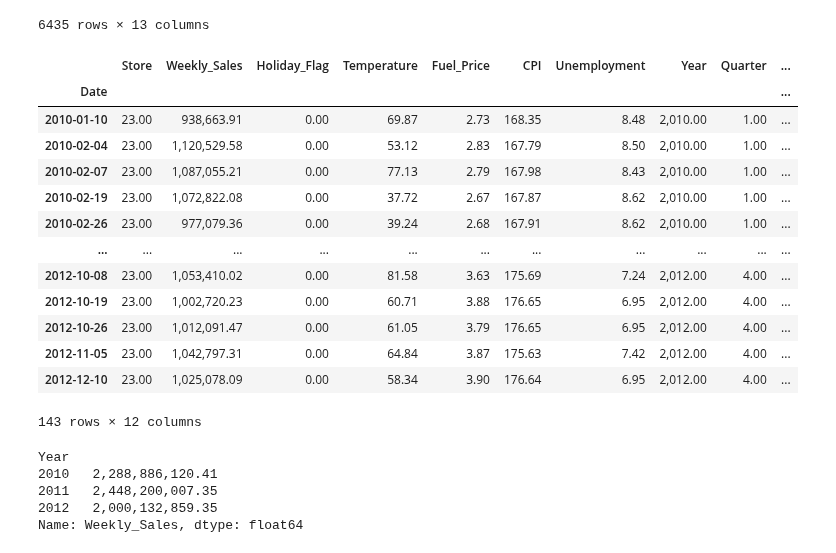
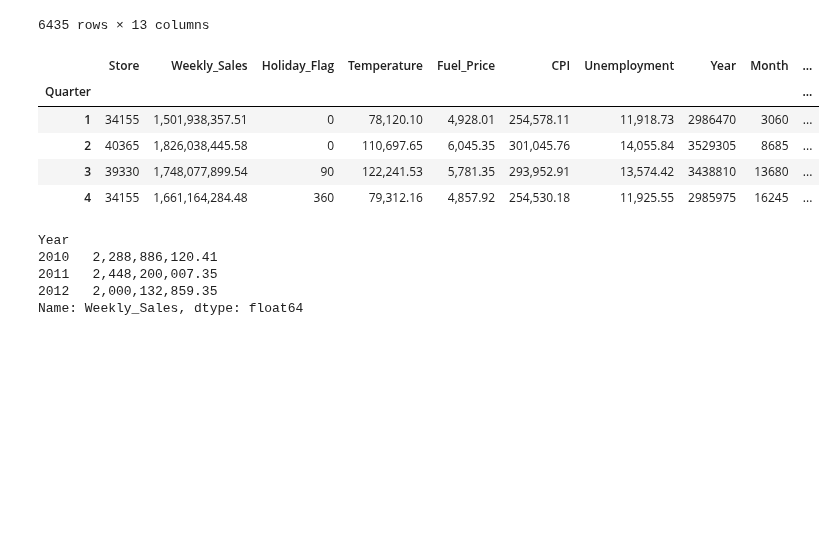
Before and after one commit to Psyclophe/Data-Scientist, a Jupyter notebook: Wal_mart_analysis_forecasting.ipynb, the cells around one changed output. Saved outputs shown, nothing was run; the diff lists cells and outputs as text; code cells hidden in the pictures; blank space fills up the shorter version.

```diff
--- a/Wal_mart_analysis_forecasting.ipynb
+++ b/Wal_mart_analysis_forecasting.ipynb
@@ -273,20 +275,12 @@ df_Quarter=df["Date"].dt.quarter
 # %%
-df.groupby('Date').mean()
+df.groupby('Quarter').sum()
 # %% [output]
-|  | Store | Weekly_Sales | Holiday_Flag | Temperature | Fuel_Price | CPI | Unemployment | Year | Quarter | ... |
-| Date |  |  |  |  |  |  |  |  |  | ... |
-| 2010-01-10 | 23.00 | 938,663.91 | 0.00 | 69.87 | 2.73 | 168.35 | 8.48 | 2,010.00 | 1.00 | ... |
-| 2010-02-04 | 23.00 | 1,120,529.58 | 0.00 | 53.12 | 2.83 | 167.79 | 8.50 | 2,010.00 | 1.00 | ... |
-| 2010-02-07 | 23.00 | 1,087,055.21 | 0.00 | 77.13 | 2.79 | 167.98 | 8.43 | 2,010.00 | 1.00 | ... |
-| 2010-02-19 | 23.00 | 1,072,822.08 | 0.00 | 37.72 | 2.67 | 167.87 | 8.62 | 2,010.00 | 1.00 | ... |
-| 2010-02-26 | 23.00 | 977,079.36 | 0.00 | 39.24 | 2.68 | 167.91 | 8.62 | 2,010.00 | 1.00 | ... |
-| ... | ... | ... | ... | ... | ... | ... | ... | ... | ... | ... |
-| 2012-10-08 | 23.00 | 1,053,410.02 | 0.00 | 81.58 | 3.63 | 175.69 | 7.24 | 2,012.00 | 4.00 | ... |
-| 2012-10-19 | 23.00 | 1,002,720.23 | 0.00 | 60.71 | 3.88 | 176.65 | 6.95 | 2,012.00 | 4.00 | ... |
-| 2012-10-26 | 23.00 | 1,012,091.47 | 0.00 | 61.05 | 3.79 | 176.65 | 6.95 | 2,012.00 | 4.00 | ... |
-| 2012-11-05 | 23.00 | 1,042,797.31 | 0.00 | 64.84 | 3.87 | 175.63 | 7.42 | 2,012.00 | 4.00 | ... |
-| 2012-12-10 | 23.00 | 1,025,078.09 | 0.00 | 58.34 | 3.90 | 176.64 | 6.95 | 2,012.00 | 4.00 | ... |
+|  | Store | Weekly_Sales | Holiday_Flag | Temperature | Fuel_Price | CPI | Unemployment | Year | Month | ... |
+| Quarter |  |  |  |  |  |  |  |  |  | ... |
+| 1 | 34155 | 1,501,938,357.51 | 0 | 78,120.10 | 4,928.01 | 254,578.11 | 11,918.73 | 2986470 | 3060 | ... |
+| 2 | 40365 | 1,826,038,445.58 | 0 | 110,697.65 | 6,045.35 | 301,045.76 | 14,055.84 | 3529305 | 8685 | ... |
+| 3 | 39330 | 1,748,077,899.54 | 90 | 122,241.53 | 5,781.35 | 293,952.91 | 13,574.42 | 3438810 | 13680 | ... |
+| 4 | 34155 | 1,661,164,284.48 | 360 | 79,312.16 | 4,857.92 | 254,530.18 | 11,925.55 | 2985975 | 16245 | ... |
-143 rows × 12 columns
 # %%
 #con este script se pide a Python sumar el total de ventas por Quarter
 Sales_Year=df.groupby('Year')['Weekly_Sales'].sum()
```
Also changed, not shown: parts of 3 cells of this notebook.
